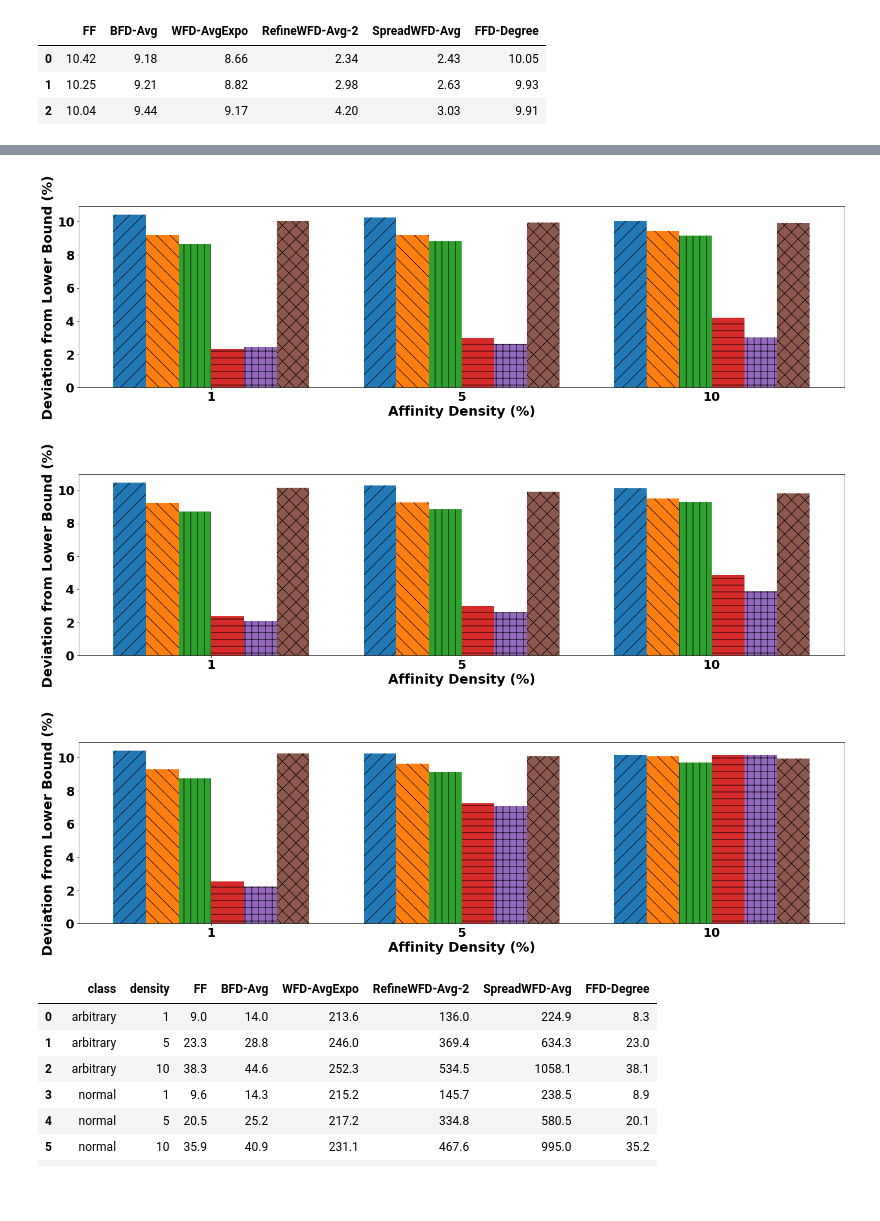
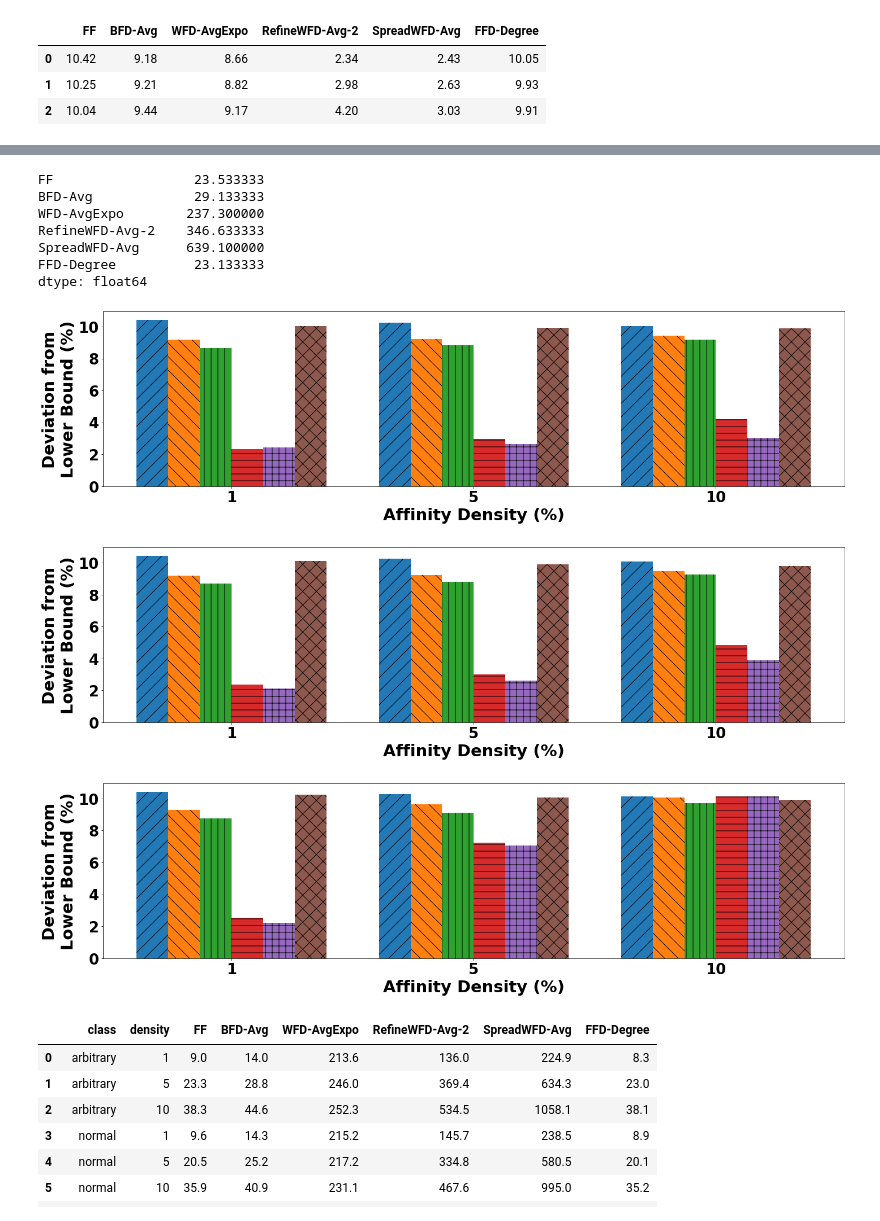
Before and after one commit to DSSGroup-Leeds/LRA-binpacking-expe, a Jupyter notebook: data/analysis_scripts/exp_result_analysis-pagefit.ipynb, the cells around one changed output, grey strips where cells are left out. Cells and saved outputs as stored; diff of their text form; code cells hidden in the pictures; blank space fills up the shorter version.

```diff
--- a/data/analysis_scripts/exp_result_analysis-pagefit.ipynb
+++ b/data/analysis_scripts/exp_result_analysis-pagefit.ipynb
@@ -250,10 +250,10 @@ NodeCount          12.361111
 dtype: float64
 # %%
 for c in classes:
-# c = "arbitrary"
+#c = "arbitrary"
     #legend_args={'width':14, 'height':6.5,'loc':'center', 'anchor_x':1.15, 'anchor_y':0.4, 'ncol':1, 'fontsize':FONT_SIZE-4, 'enabled':True}
     legend_args={'width':20, 'height':6.5,'loc':'lower left', 'anchor_x':0.01, 'anchor_y':0.01, 'ncol':4, 'fontsize':FONT_SIZE, 'enabled':False}
-    fig = plot_barchart(twodim_eps, c, df_2d_column_names_small, "Affinity Density (%)", 'Deviation from Lower Bound (%)',legend_args)
+    fig = plot_barchart(twodim_eps, c, df_2d_column_names_small, "Affinity Density (%)", 'Deviation from\nLower Bound (%)',legend_args)
     filename = f"{proj_path}/plots/density2D_small2_result_{c}.pdf"
     fig.savefig(filename)
 # %% [output]
@@ -293,7 +293,7 @@ for c in classes:
     #legend_args={'width':14, 'height':6.5,'loc':'center', 'anchor_x':1.15, 'anchor_y':0.4, 'ncol':1, 'fontsize':FONT_SIZE-4, 'enabled':True}
     legend_args={'width':20, 'height':6.5,'loc':'upper left', 'anchor_x':-0.005, 'anchor_y':1.015, 'ncol':2, 'fontsize':FONT_SIZE+1, 'enabled':True}
 #legend_args={'loc':'upper left', 'anchor_x':-0.005, 'anchor_y':1.015, 'ncol':2, 'fontsize':FONT_SIZE-0.5, 'enabled':True}
-    fig = plot_barchart(twodim_time, c, df_2d_column_names_small, "Affinity Density (%)", 'Time Consumption (s) - log-scale', legend_args, True)
+    fig = plot_barchart(twodim_time, c, df_2d_column_names_small, "Affinity Density (%)", 'Time Consumption (s)\nlog-scale', legend_args, True)
     filename = f"{proj_path}/plots/density2D_small2_time_{c}.pdf"
     fig.tight_layout()
     fig.savefig(filename)
@@ -480,7 +481,7 @@ for c in classes:
     legend_args={'width':20, 'height':6.5, 'loc':'upper right', 'anchor_x':0.95, 'anchor_y':1.0, 'ncol':2, 'fontsize':FONT_SIZE+3, 'enabled':False}
     #legend_args={'loc':'upper right', 'anchor_x':0.95, 'anchor_y':1.0, 'ncol':3, 'fontsize':FONT_SIZE+2, 'enabled':True}
     fig = plot_barchart(twodim_eps_scale, c, df_2d_large_column_names, "Number of Submitted LRAs",
-                        'Deviation from Lower Bound (%)', legend_args)
+                        'Deviation from\nLower Bound (%)', legend_args)
     filename = f"{proj_path}/plots/large2D_result_{c}.pdf"
     fig.savefig(filename)
 # %% [output]
@@ -530,7 +529,7 @@ for c in classes:
     #legend_args={'width':14, 'height':6.5, 'loc':'upper right', 'anchor_x':0.95, 'anchor_y':1.0, 'ncol':2, 'fontsize':FONT_SIZE, 'enabled':True}
     legend_args={'width':20, 'height':6.5, 'loc':'upper left', 'anchor_x':-0.005, 'anchor_y':1.02, 'ncol':2, 'fontsize':FONT_SIZE+3, 'enabled':True}
     fig = plot_barchart(twodim_time_scale, c, df_2d_large_column_names, "Number of Submitted LRAs",
-                        'Time Consumption (s) - log scale', legend_args, True)
+                        'Time Consumption (s)\nlog scale', legend_args, True)
     filename = f"{proj_path}/plots/large2D_time_{c}.pdf"
     fig.savefig(filename)
 # %% [output]
@@ -569,15 +579,25 @@ ts_eps[ts_eps['class'] == 'arbitrary'][df_ts_column_names]
+# %%
+ts_time[ts_time['class'] == 'arbitrary'][df_ts_column_names].mean()
+# %% [output]
+FF                  23.533333
+BFD-Avg             29.133333
+WFD-AvgExpo        237.300000
+RefineWFD-Avg-2    346.633333
+SpreadWFD-Avg      639.100000
+FFD-Degree          23.133333
+dtype: float64
 # %%
 for c in classes:
 #c = "arbitrary"
     #legend_args={'width':14, 'height':6.5,'loc':'center', 'anchor_x':1.15, 'anchor_y':0.4, 'ncol':1, 'fontsize':FONT_SIZE-4, 'enabled':True}
     legend_args={'width':20, 'height':5.5,'loc':'upper left', 'anchor_x':-0.001, 'anchor_y':1.02, 'ncol':3, 'fontsize':FONT_SIZE+2, 'enabled':False}
-    fig = plot_barchart(ts_eps, c, df_ts_column_names, "Affinity Density (%)", 'Deviation from Lower Bound (%)', legend_args)
+    fig = plot_barchart(ts_eps, c, df_ts_column_names, "Affinity Density (%)", 'Deviation from\nLower Bound (%)', legend_args)
     filename = f"{proj_path}/plots/densityTS_result_{c}.pdf"
     fig.savefig(filename)
 # %% [output]
-[figure, old version]
+[figure, new version]
-[figure, old version]
+[figure, new version]
-[figure, old version]
+[figure, new version]
 # %%
 ts_time.sort_values(by='class')
 # %% [output]
```
Also changed, not shown: parts of 9 cells of this notebook, 30 other files.
